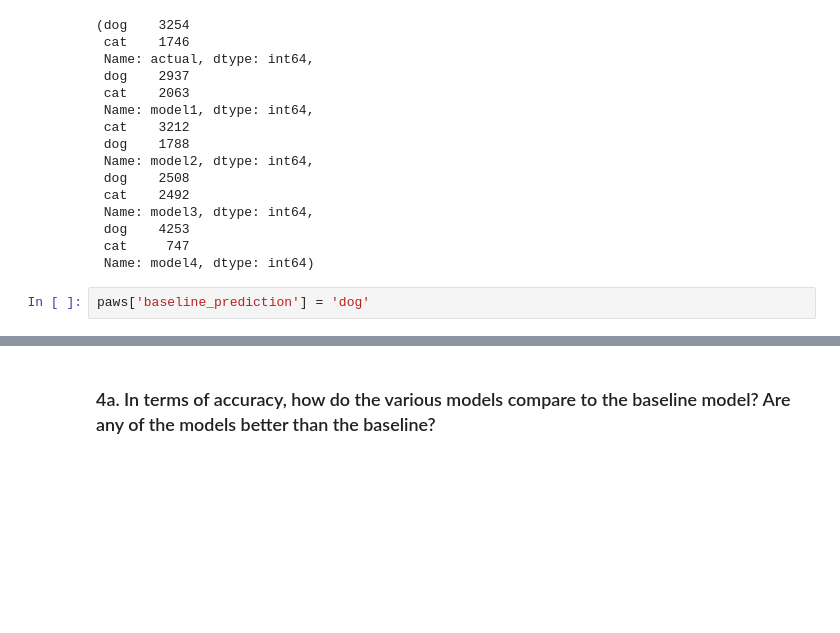
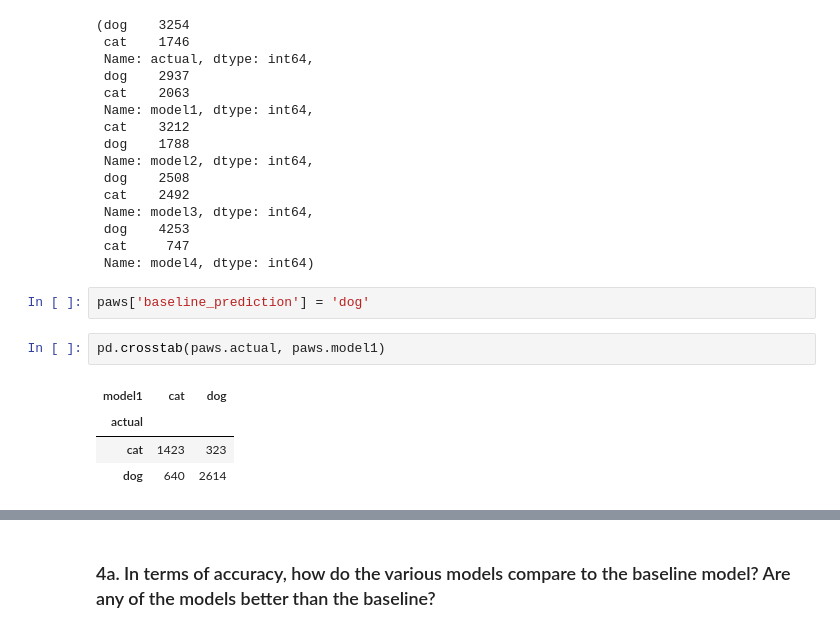
Before and after one commit to o0amandagomez0o/classification-exercises, a Jupyter notebook: model_evaluation.ipynb, the cells around one changed output, grey strips where cells are left out. Cells and saved outputs as stored; diff of their text form; blank space fills up the shorter version.

```diff
--- a/model_evaluation.ipynb
+++ b/model_evaluation.ipynb
@@ -281,3 +281,10 @@ paws.actual.value_counts(), paws.model1.value_counts(), paws.model2.value_counts
  Name: model4, dtype: int64)
 # %%
 paws['baseline_prediction'] = 'dog'
+# %%
+pd.crosstab(paws.actual, paws.model1)
+# %% [output]
+| model1 | cat | dog |
+| actual |  |  |
+| cat | 1423 | 323 |
+| dog | 640 | 2614 |
```
Also changed, not shown: parts of 20 cells of this notebook.
